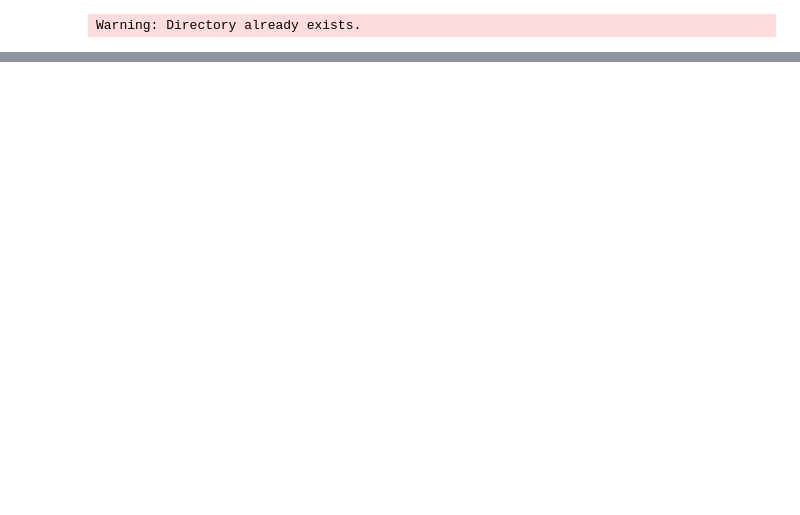
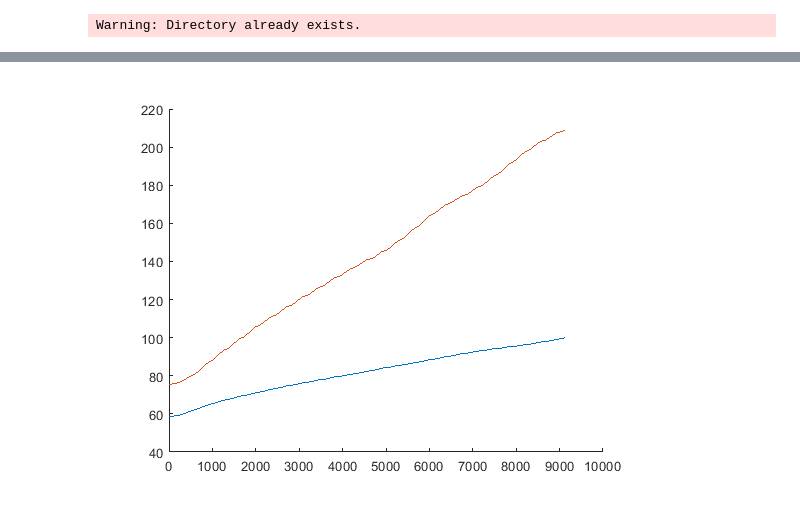
Before and after one commit to bauerfe/TnC, a Jupyter notebook: Rothamsted_Spinup.ipynb, the cells around one changed output, grey strips where cells are left out. Drawn from its saved outputs; the diff is of its cells as text; code cells hidden in the pictures; blank space fills up the shorter version.

```diff
--- a/Rothamsted_Spinup.ipynb
+++ b/Rothamsted_Spinup.ipynb
@@ -295,0 +299,6 @@ Warning: Directory already exists.
+# %%
+% Plot nutrient pools to see if they are stable
+figure; hold on
+plot(P(:,[45,54]))
+# %% [output]
+[figure, added]
```
Also changed, not shown: parts of 18 cells of this notebook.
